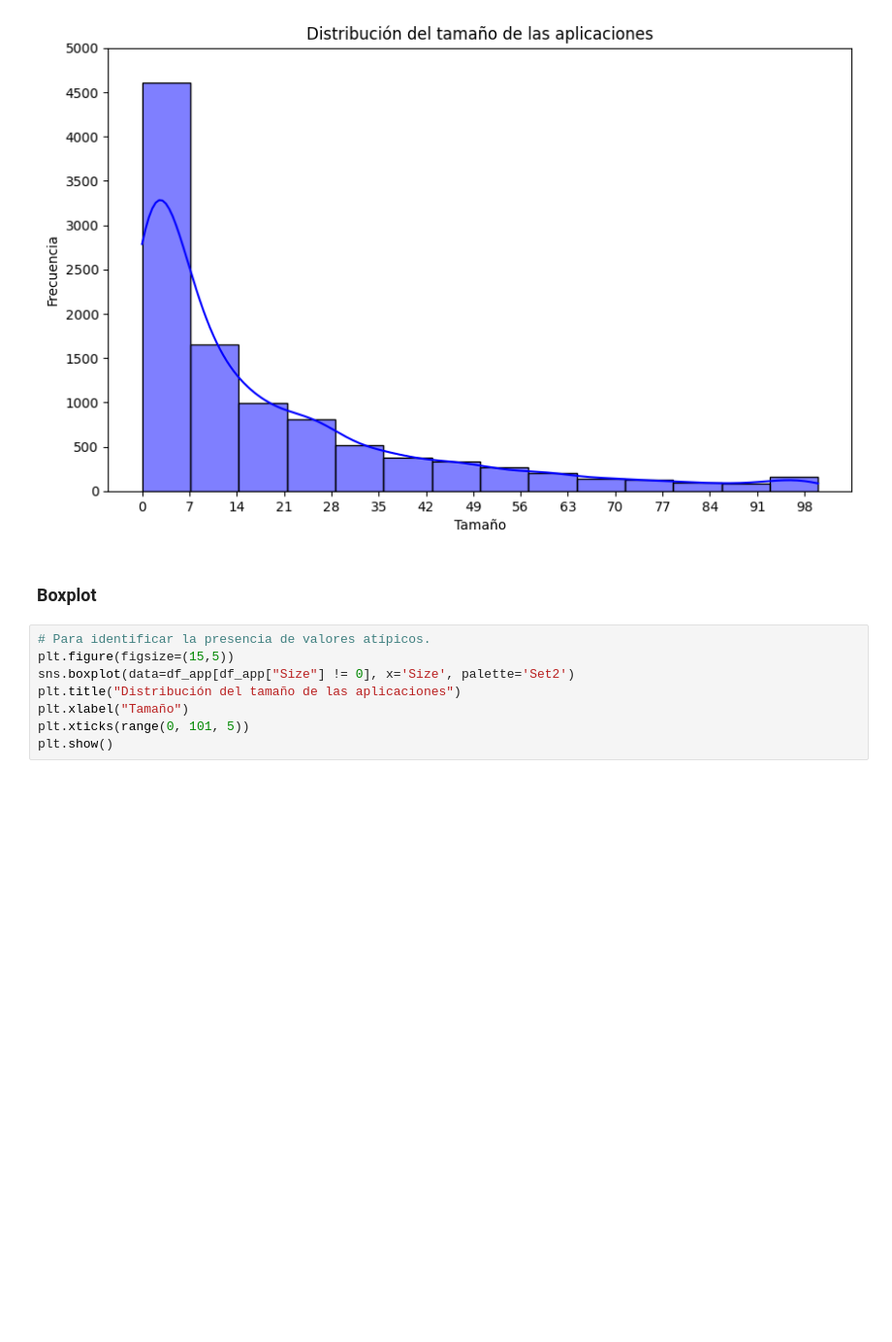
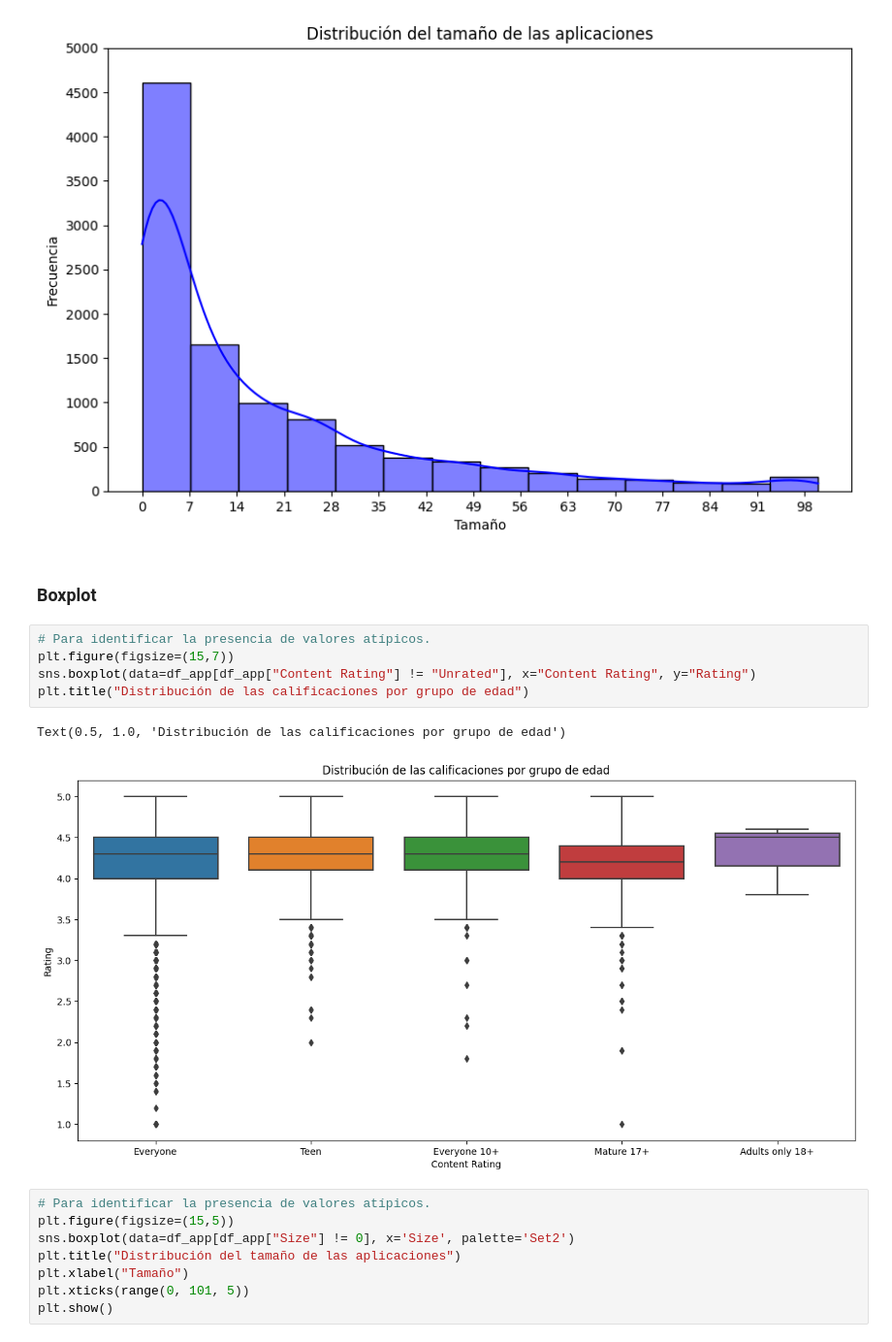
Before and after one commit to fernk01/Orga_Datos, a Jupyter notebook: tps/tp1/tp1.ipynb, the cells around one changed output. Shown at 97% size. Drawn from its saved outputs; the diff is of its cells as text; blank space fills up the shorter version.

```diff
--- a/tps/tp1/tp1.ipynb
+++ b/tps/tp1/tp1.ipynb
@@ -205,6 +205,14 @@ plt.show()
 [figure]
 # %% [markdown]
 ### Boxplot
+# %%
+# Para identificar la presencia de valores atípicos.
+plt.figure(figsize=(15,7))
+sns.boxplot(data=df_app[df_app["Content Rating"] != "Unrated"], x="Content Rating", y="Rating")
+plt.title("Distribución de las calificaciones por grupo de edad")
+# %% [output]
+Text(0.5, 1.0, 'Distribución de las calificaciones por grupo de edad')
+[figure, added]
 # %%
 # Para identificar la presencia de valores atípicos.
 plt.figure(figsize=(15,5))
```
Also changed, not shown: parts of 19 cells of this notebook.
